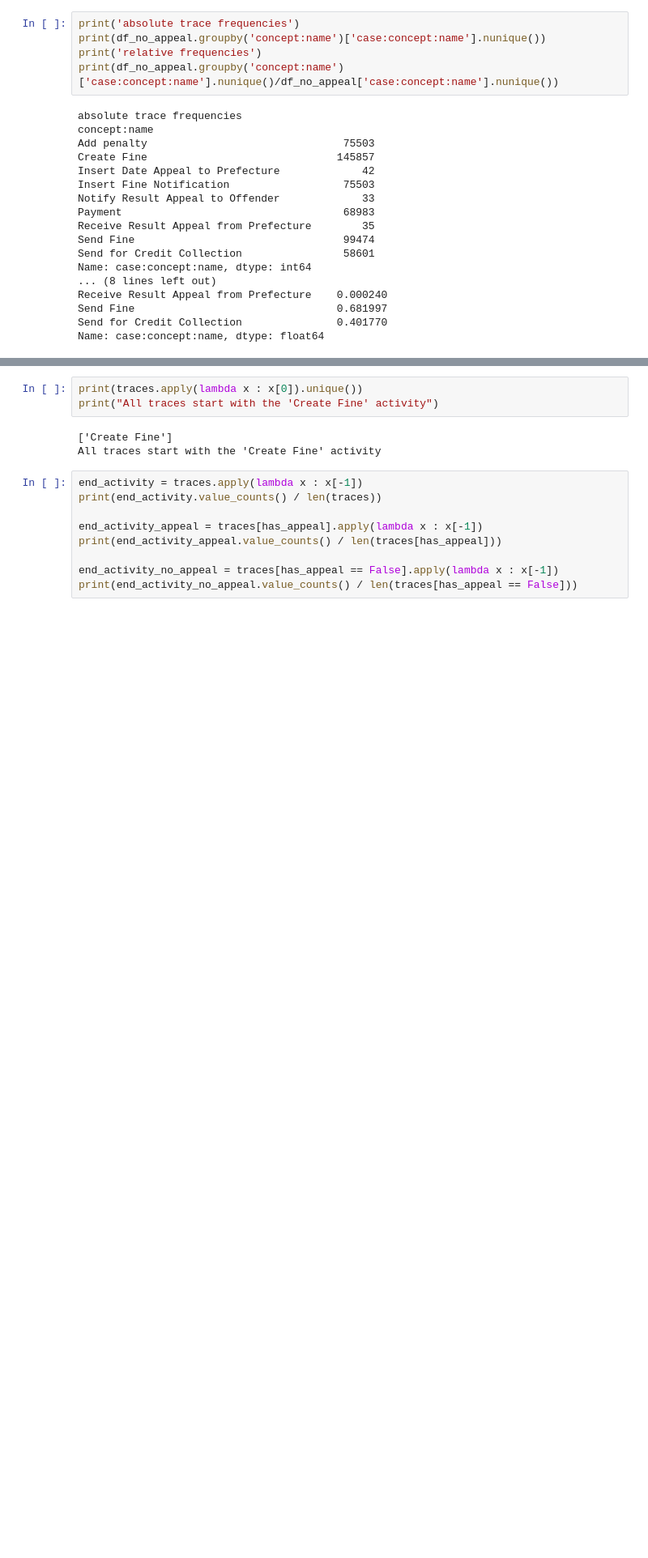
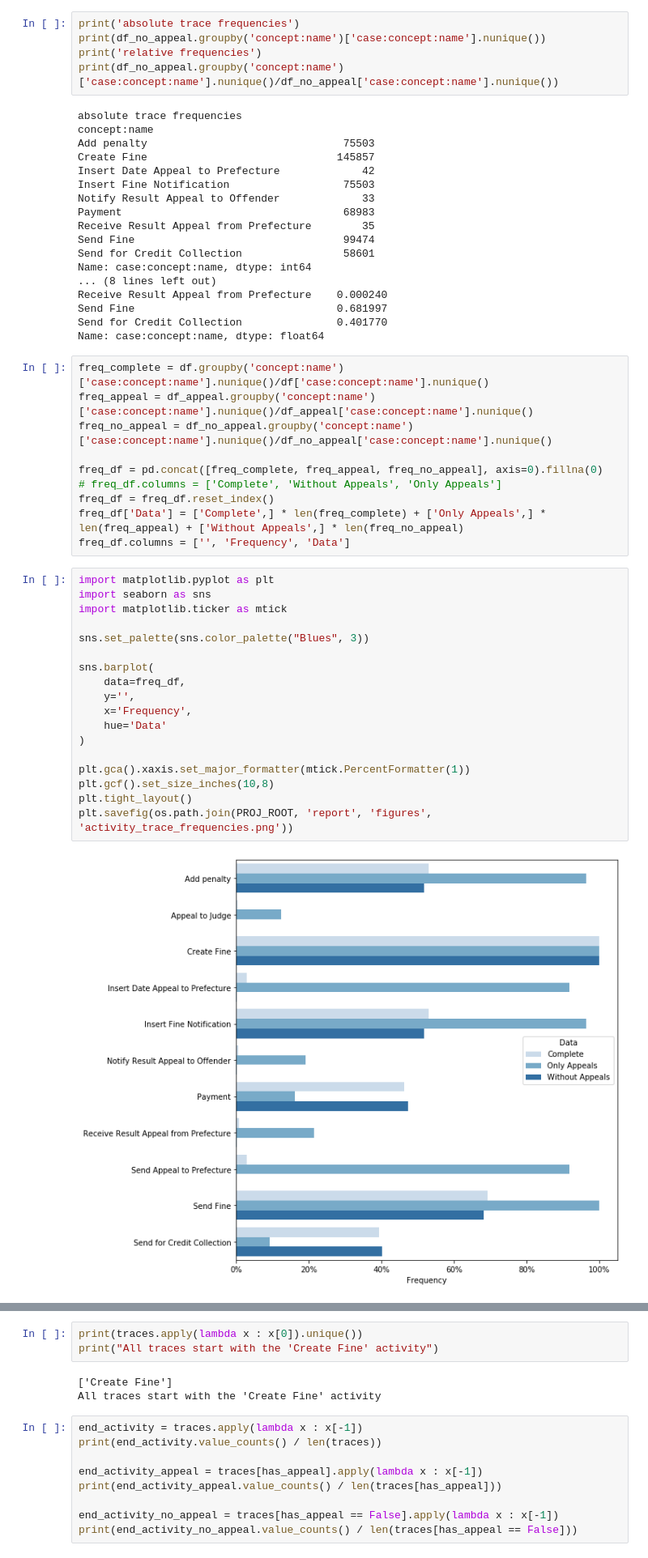
Before and after one commit to brunompacheco/APM-A2, a Jupyter notebook: notebooks/APM_Assignment_2_Q1.ipynb, the cells around one changed output, grey strips where cells are left out. Shown at 81% size. Drawn from its saved outputs; the diff is of its cells as text; blank space fills up the shorter version.

Commit message:
add relative frequency plot to Q1.c

```diff
--- a/notebooks/APM_Assignment_2_Q1.ipynb
+++ b/notebooks/APM_Assignment_2_Q1.ipynb
@@ -360,3 +360,33 @@ Receive Result Appeal from Prefecture    0.000240
 Send Fine                                0.681997
 Send for Credit Collection               0.401770
 Name: case:concept:name, dtype: float64
+# %%
+freq_complete = df.groupby('concept:name')['case:concept:name'].nunique()/df['case:concept:name'].nunique()
+freq_appeal = df_appeal.groupby('concept:name')['case:concept:name'].nunique()/df_appeal['case:concept:name'].nunique()
+freq_no_appeal = df_no_appeal.groupby('concept:name')['case:concept:name'].nunique()/df_no_appeal['case:concept:name'].nunique()
+
+freq_df = pd.concat([freq_complete, freq_appeal, freq_no_appeal], axis=0).fillna(0)
+# freq_df.columns = ['Complete', 'Without Appeals', 'Only Appeals']
+freq_df = freq_df.reset_index()
+freq_df['Data'] = ['Complete',] * len(freq_complete) + ['Only Appeals',] * len(freq_appeal) + ['Without Appeals',] * len(freq_no_appeal)
+freq_df.columns = ['', 'Frequency', 'Data']
+# %%
+import matplotlib.pyplot as plt
+import seaborn as sns
+import matplotlib.ticker as mtick
+
+sns.set_palette(sns.color_palette("Blues", 3))
+
+sns.barplot(
+    data=freq_df,
+    y='',
+    x='Frequency',
+    hue='Data'
+)
+
+plt.gca().xaxis.set_major_formatter(mtick.PercentFormatter(1))
+plt.gcf().set_size_inches(10,8)
+plt.tight_layout()
+plt.savefig(os.path.join(PROJ_ROOT, 'report', 'figures', 'activity_trace_frequencies.png'))
+# %% [output]
+[figure, added]
```
Also changed, not shown: parts of 4 cells of this notebook, 2 other files.
